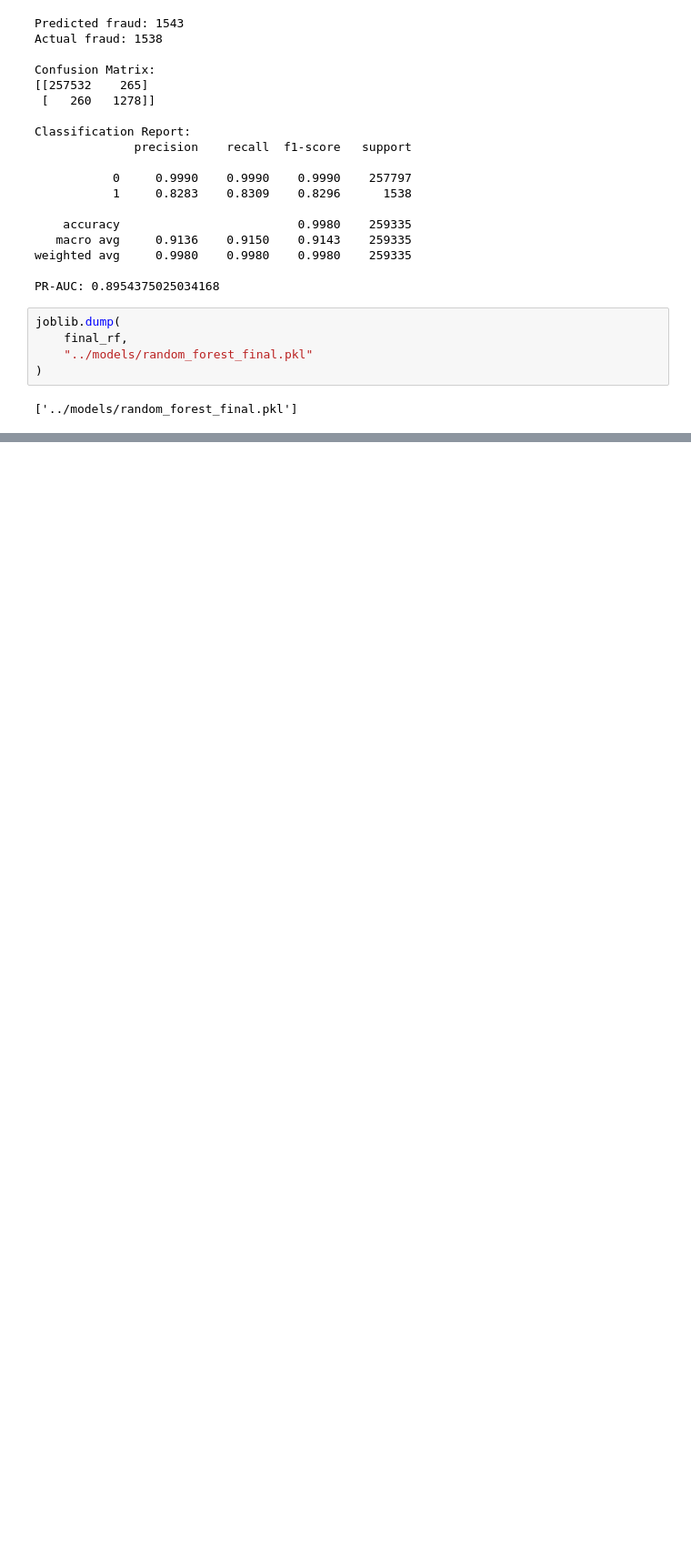
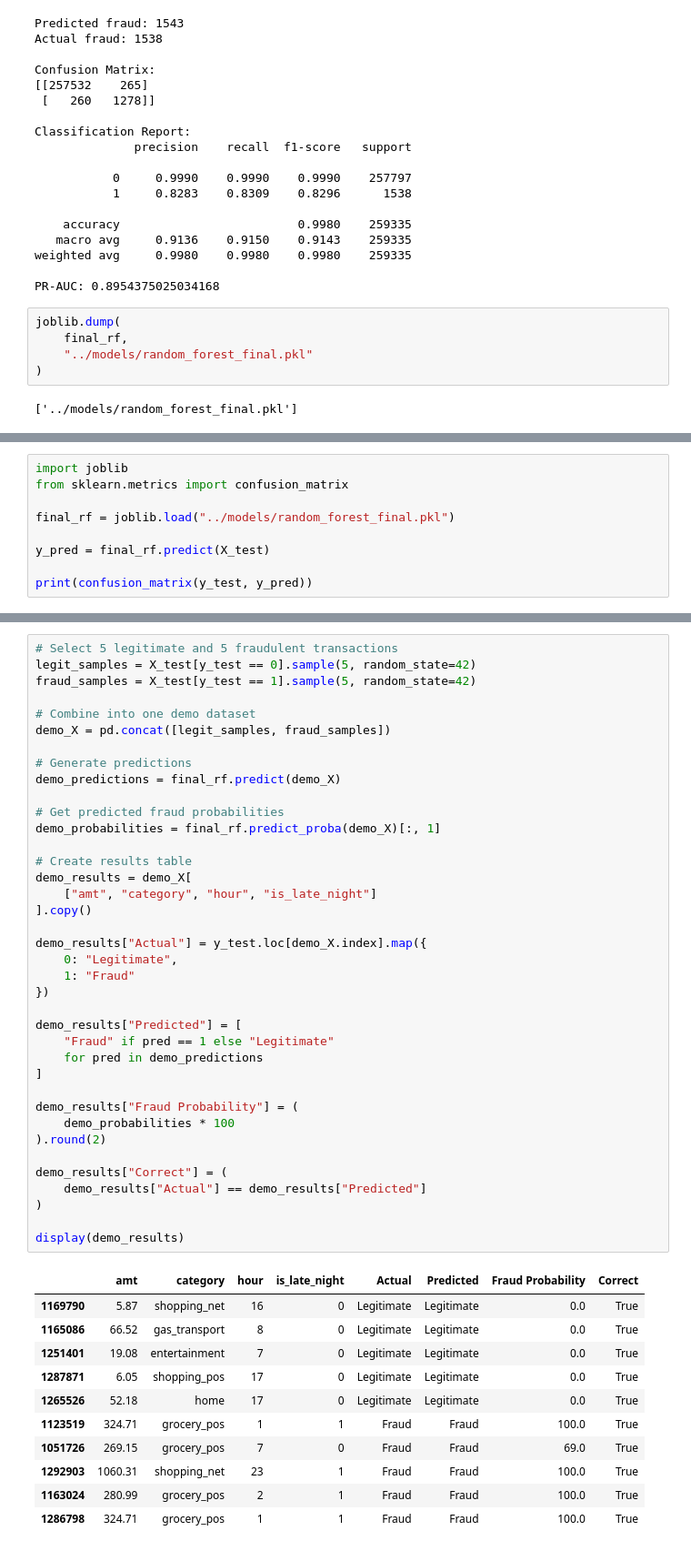
Before and after one commit to jy06210/fraud-detection-shadowing-project, a Jupyter notebook: notebooks/02_modeling.ipynb, the cells around one changed output, grey strips where cells are left out. Shown at 91% size. Drawn from its saved outputs; the diff is of its cells as text; blank space fills up the shorter version.

```diff
--- a/notebooks/02_modeling.ipynb
+++ b/notebooks/02_modeling.ipynb
@@ -1215,0 +1355,9 @@ joblib.dump(
+# %%
+import joblib
+from sklearn.metrics import confusion_matrix
+
+final_rf = joblib.load("../models/random_forest_final.pkl")
+
+y_pred = final_rf.predict(X_test)
+
+print(confusion_matrix(y_test, y_pred))
@@ -1215,0 +1372,50 @@ joblib.dump(
+# %%
+# Select 5 legitimate and 5 fraudulent transactions
+legit_samples = X_test[y_test == 0].sample(5, random_state=42)
+fraud_samples = X_test[y_test == 1].sample(5, random_state=42)
+
+# Combine into one demo dataset
+demo_X = pd.concat([legit_samples, fraud_samples])
+
+# Generate predictions
+demo_predictions = final_rf.predict(demo_X)
+
+# Get predicted fraud probabilities
+demo_probabilities = final_rf.predict_proba(demo_X)[:, 1]
+
+# Create results table
+demo_results = demo_X[
+    ["amt", "category", "hour", "is_late_night"]
+].copy()
+
+demo_results["Actual"] = y_test.loc[demo_X.index].map({
+    0: "Legitimate",
+    1: "Fraud"
+})
+
+demo_results["Predicted"] = [
+    "Fraud" if pred == 1 else "Legitimate"
+    for pred in demo_predictions
+]
+
+demo_results["Fraud Probability"] = (
+    demo_probabilities * 100
+).round(2)
+
+demo_results["Correct"] = (
+    demo_results["Actual"] == demo_results["Predicted"]
+)
+
+display(demo_results)
+# %% [output]
+|  | amt | category | hour | is_late_night | Actual | Predicted | Fraud Probability | Correct |
+| 1169790 | 5.87 | shopping_net | 16 | 0 | Legitimate | Legitimate | 0.0 | True |
+| 1165086 | 66.52 | gas_transport | 8 | 0 | Legitimate | Legitimate | 0.0 | True |
+| 1251401 | 19.08 | entertainment | 7 | 0 | Legitimate | Legitimate | 0.0 | True |
+| 1287871 | 6.05 | shopping_pos | 17 | 0 | Legitimate | Legitimate | 0.0 | True |
+| 1265526 | 52.18 | home | 17 | 0 | Legitimate | Legitimate | 0.0 | True |
+| 1123519 | 324.71 | grocery_pos | 1 | 1 | Fraud | Fraud | 100.0 | True |
+| 1051726 | 269.15 | grocery_pos | 7 | 0 | Fraud | Fraud | 69.0 | True |
+| 1292903 | 1060.31 | shopping_net | 23 | 1 | Fraud | Fraud | 100.0 | True |
+| 1163024 | 280.99 | grocery_pos | 2 | 1 | Fraud | Fraud | 100.0 | True |
+| 1286798 | 324.71 | grocery_pos | 1 | 1 | Fraud | Fraud | 100.0 | True |
```
Also changed, not shown: parts of 12 cells of this notebook, 1 other file.
